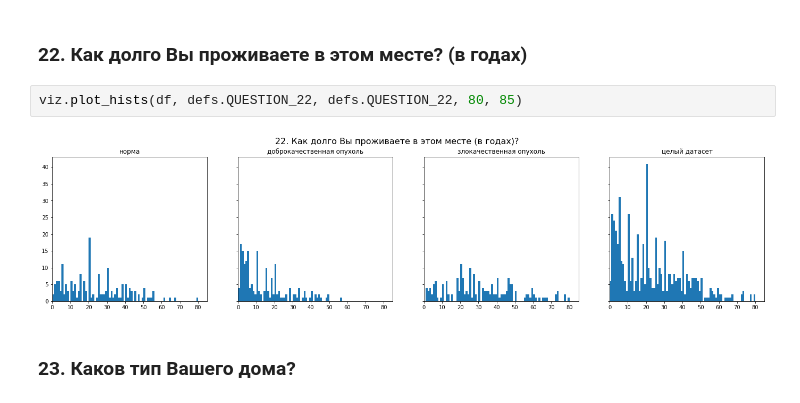
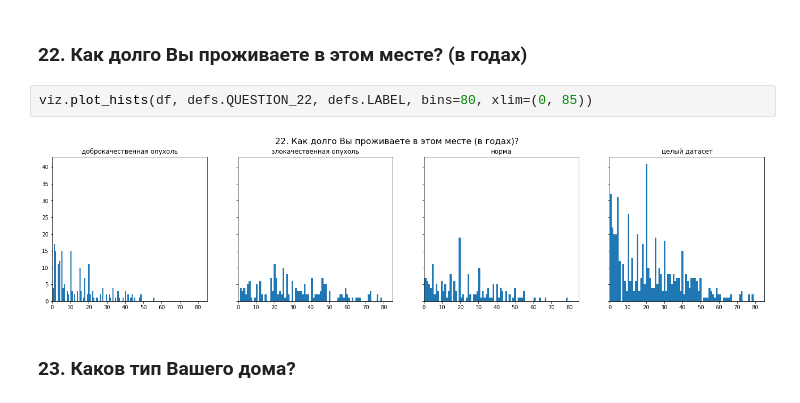
Before and after one commit to mikhailmartin/Breast-Cancer, a Jupyter notebook: ETL step 2.ipynb, the cells around one changed output. Cells and saved outputs as stored; diff of their text form.

```diff
--- a/ETL step 2.ipynb
+++ b/ETL step 2.ipynb
@@ -390,9 +390,9 @@ viz.plot_accuracy_matrix(df, defs.QUESTION_20)
 # %% [markdown]
 ### 22. Как долго Вы проживаете в этом месте? (в годах)
 # %%
-viz.plot_hists(df, defs.QUESTION_22, defs.QUESTION_22, 80, 85)
+viz.plot_hists(df, defs.QUESTION_22, defs.LABEL, bins=80, xlim=(0, 85))
 # %% [output]
-[figure, old version]
+[figure, new version]
 # %% [markdown]
 ### 23. Каков тип Вашего дома?
 # %%
```
Also changed, not shown: parts of 28 cells of this notebook, 5 other files.
